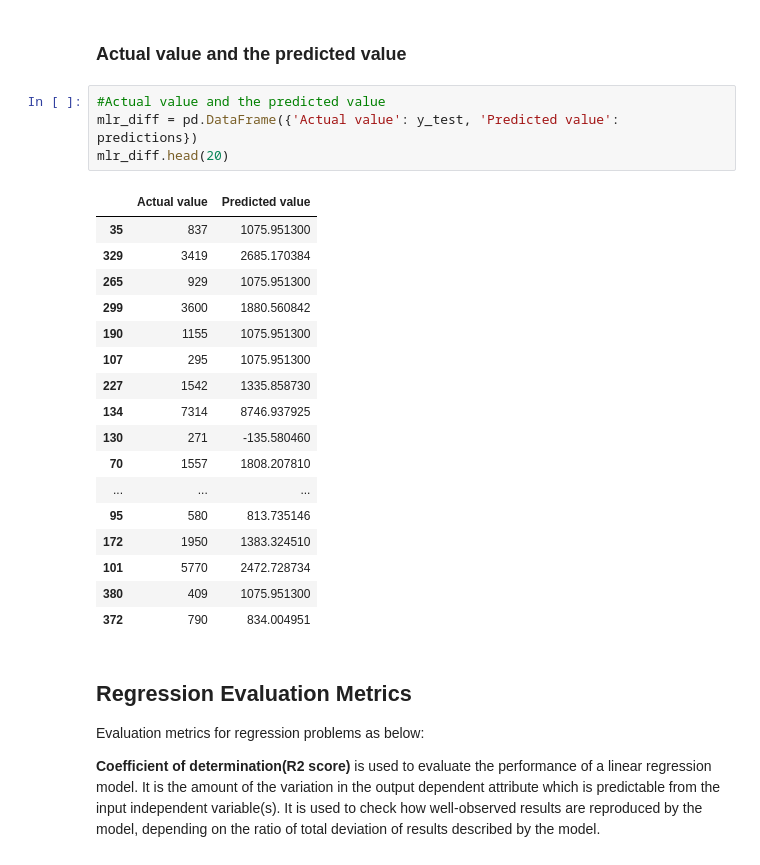
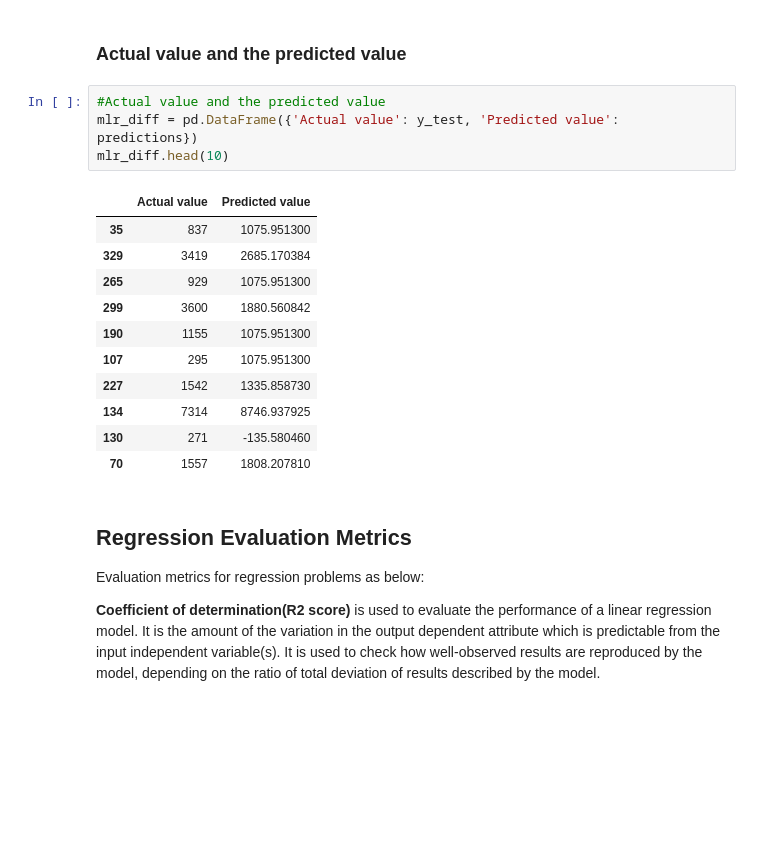
Before and after one commit to Phophism/python_project, a Jupyter notebook: Nattawat/V3_MLR_GridSearchCV.ipynb, the cells around one changed output. Cells and saved outputs as stored; diff of their text form; blank space fills up the shorter version.

```diff
--- a/Nattawat/V3_MLR_GridSearchCV.ipynb
+++ b/Nattawat/V3_MLR_GridSearchCV.ipynb
@@ -299,25 +297,19 @@ sns.distplot((y_test-predictions),bins=50);
 # %%
 #Actual value and the predicted value
 mlr_diff = pd.DataFrame({'Actual value': y_test, 'Predicted value': predictions})
-mlr_diff.head(20)
+mlr_diff.head(10)
 # %% [output]
 |  | Actual value | Predicted value |
 | 35 | 837 | 1075.951300 |
 | 329 | 3419 | 2685.170384 |
 | 265 | 929 | 1075.951300 |
 | 299 | 3600 | 1880.560842 |
 | 190 | 1155 | 1075.951300 |
 | 107 | 295 | 1075.951300 |
 | 227 | 1542 | 1335.858730 |
 | 134 | 7314 | 8746.937925 |
 | 130 | 271 | -135.580460 |
 | 70 | 1557 | 1808.207810 |
-| ... | ... | ... |
-| 95 | 580 | 813.735146 |
-| 172 | 1950 | 1383.324510 |
-| 101 | 5770 | 2472.728734 |
-| 380 | 409 | 1075.951300 |
-| 372 | 790 | 834.004951 |
 # %% [markdown]
 ## Regression Evaluation Metrics
 
```
Also changed, not shown: parts of 8 cells of this notebook.
